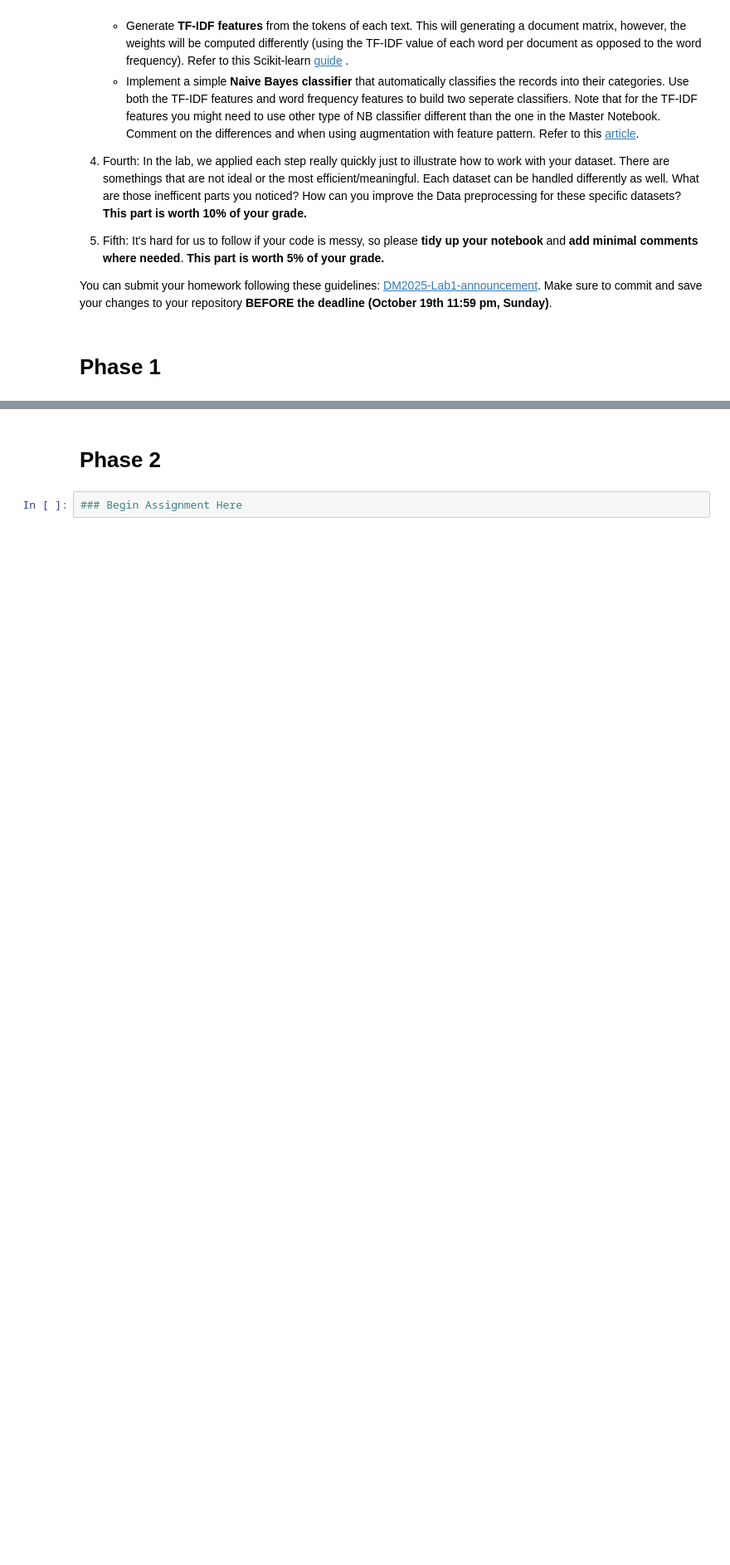
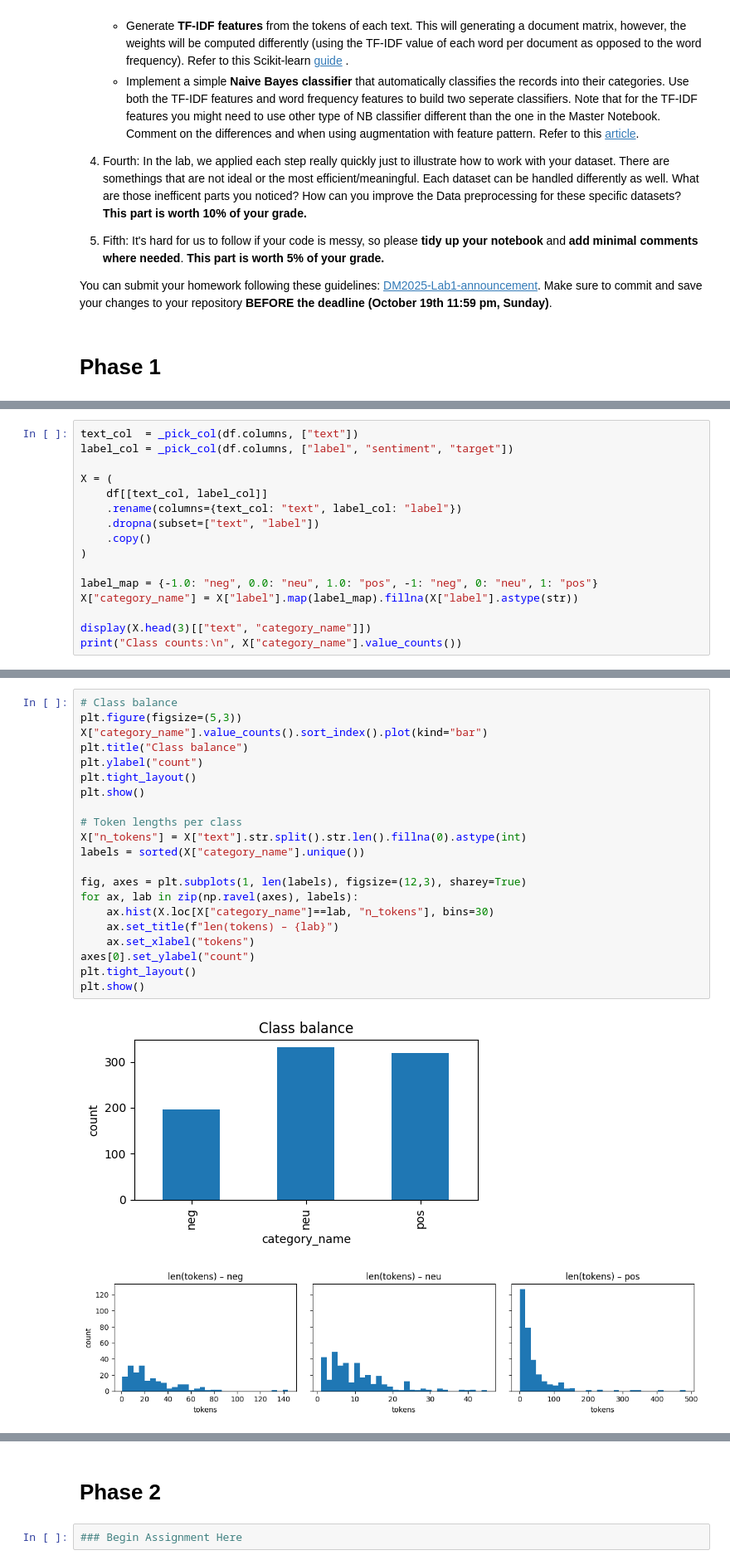
Before and after one commit to brandonlin991118/DM2025-Lab1-Exercise, a Jupyter notebook: DM2025-Lab1-Homework.ipynb, the cells around one changed output, grey strips where cells are left out. Shown at 83% size. Drawn from its saved outputs; the diff is of its cells as text; blank space fills up the shorter version.

```diff
--- a/DM2025-Lab1-Homework.ipynb
+++ b/DM2025-Lab1-Homework.ipynb
@@ -198,0 +121,16 @@ pd.DataFrame({
+# %%
+text_col  = _pick_col(df.columns, ["text"])
+label_col = _pick_col(df.columns, ["label", "sentiment", "target"])
+
+X = (
+    df[[text_col, label_col]]
+    .rename(columns={text_col: "text", label_col: "label"})
+    .dropna(subset=["text", "label"])
+    .copy()
+)
+
+label_map = {-1.0: "neg", 0.0: "neu", 1.0: "pos", -1: "neg", 0: "neu", 1: "pos"}
+X["category_name"] = X["label"].map(label_map).fillna(X["label"].astype(str))
+
+display(X.head(3)[["text", "category_name"]])
+print("Class counts:\n", X["category_name"].value_counts())
@@ -198,0 +148,24 @@ pd.DataFrame({
+# %%
+# Class balance
+plt.figure(figsize=(5,3))
+X["category_name"].value_counts().sort_index().plot(kind="bar")
+plt.title("Class balance")
+plt.ylabel("count")
+plt.tight_layout()
+plt.show()
+
+# Token lengths per class
+X["n_tokens"] = X["text"].str.split().str.len().fillna(0).astype(int)
+labels = sorted(X["category_name"].unique())
+
+fig, axes = plt.subplots(1, len(labels), figsize=(12,3), sharey=True)
+for ax, lab in zip(np.ravel(axes), labels):
+    ax.hist(X.loc[X["category_name"]==lab, "n_tokens"], bins=30)
+    ax.set_title(f"len(tokens) – {lab}")
+    ax.set_xlabel("tokens")
+axes[0].set_ylabel("count")
+plt.tight_layout()
+plt.show()
+# %% [output]
+[figure, added]
+[figure, added]
```
Also changed, not shown: parts of 13 cells of this notebook.
